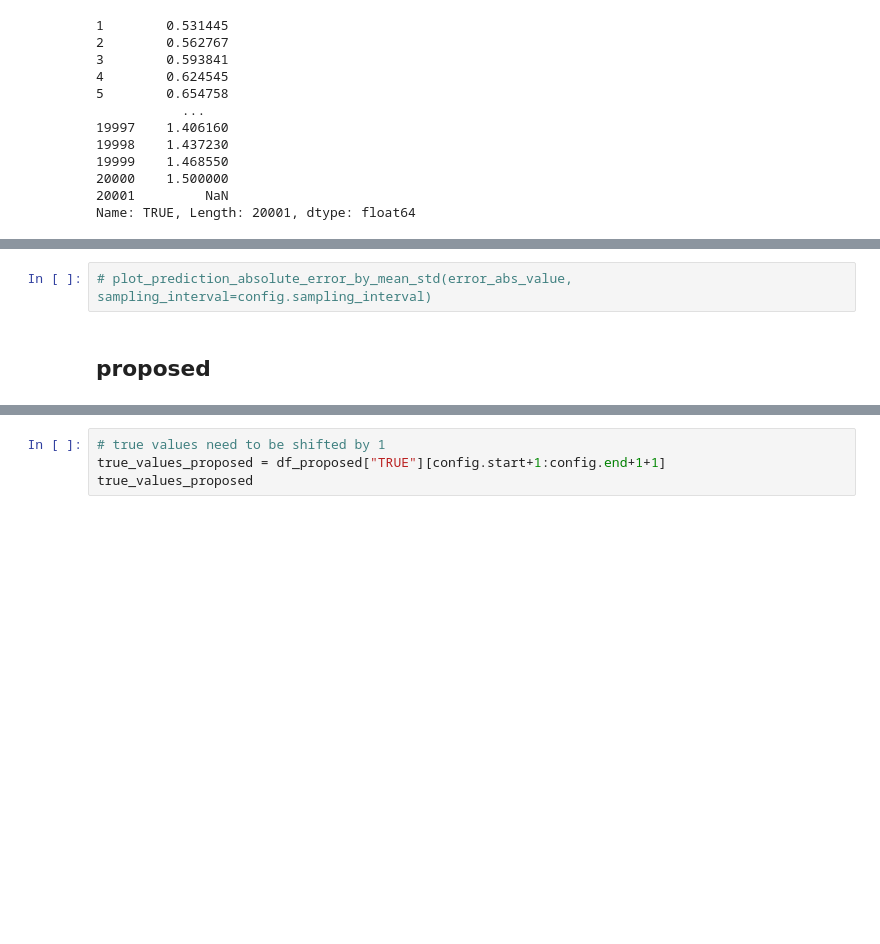
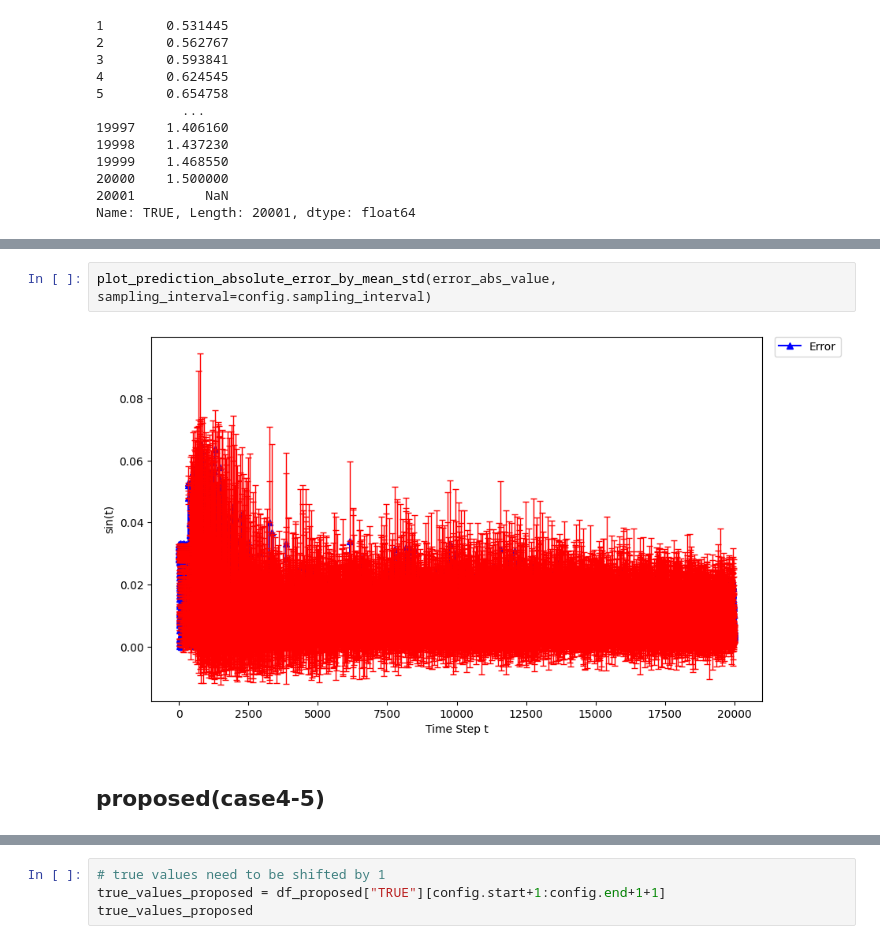
Before and after one commit to tyokyo320/time-series, a Jupyter notebook: utils/predict_syntheic.ipynb, the cells around one changed output, grey strips where cells are left out. Saved outputs shown, nothing was run; the diff lists cells and outputs as text; blank space fills up the shorter version.

```diff
--- a/utils/predict_syntheic.ipynb
+++ b/utils/predict_syntheic.ipynb
@@ -275,7 +277,9 @@ plot_prediction_absolute_error(error_abs_value)
 # %%
-# plot_prediction_absolute_error_by_mean_std(error_abs_value, sampling_interval=config.sampling_interval)
+plot_prediction_absolute_error_by_mean_std(error_abs_value, sampling_interval=config.sampling_interval)
+# %% [output]
+[figure, added]
 # %% [markdown]
-## proposed
+## proposed(case4-5)
 # %%
 df_proposed = load_csv_data(config.proposed_predict_results_path)
 df_proposed.head()
```
Also changed, not shown: parts of 17 cells of this notebook, 2 other files.
